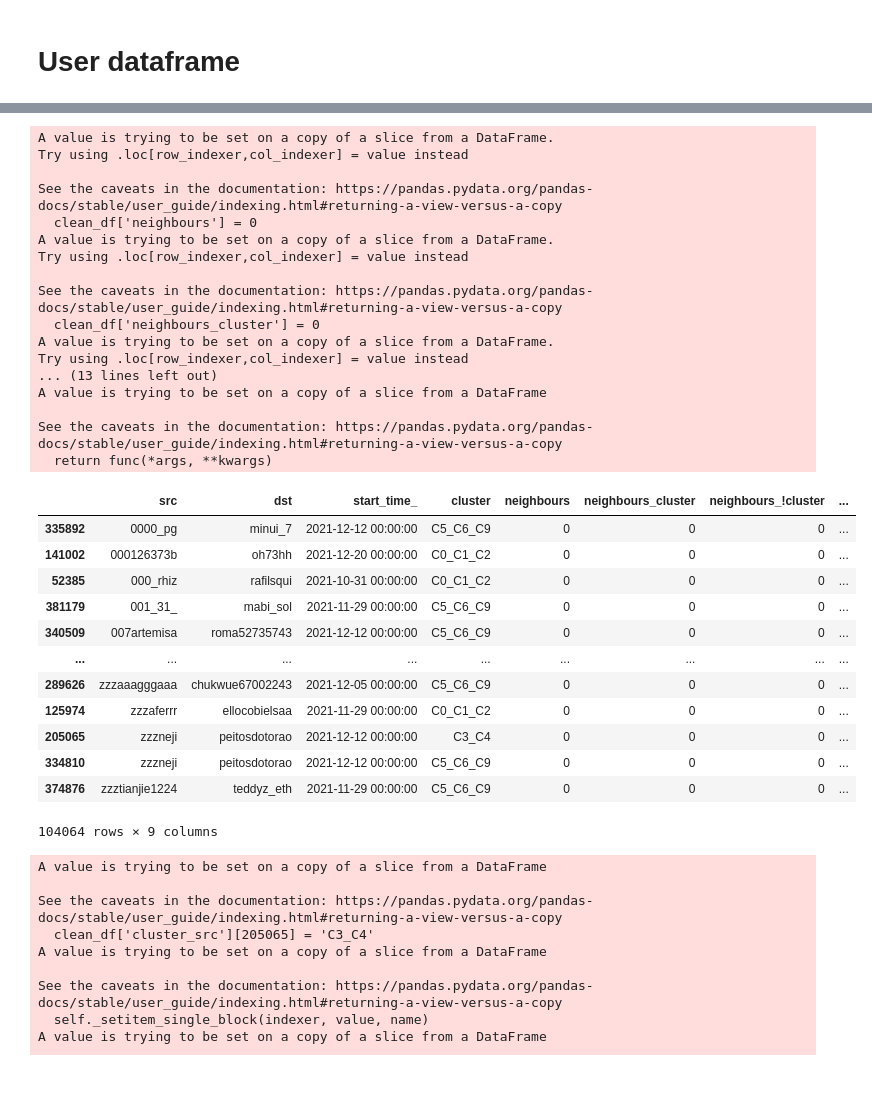
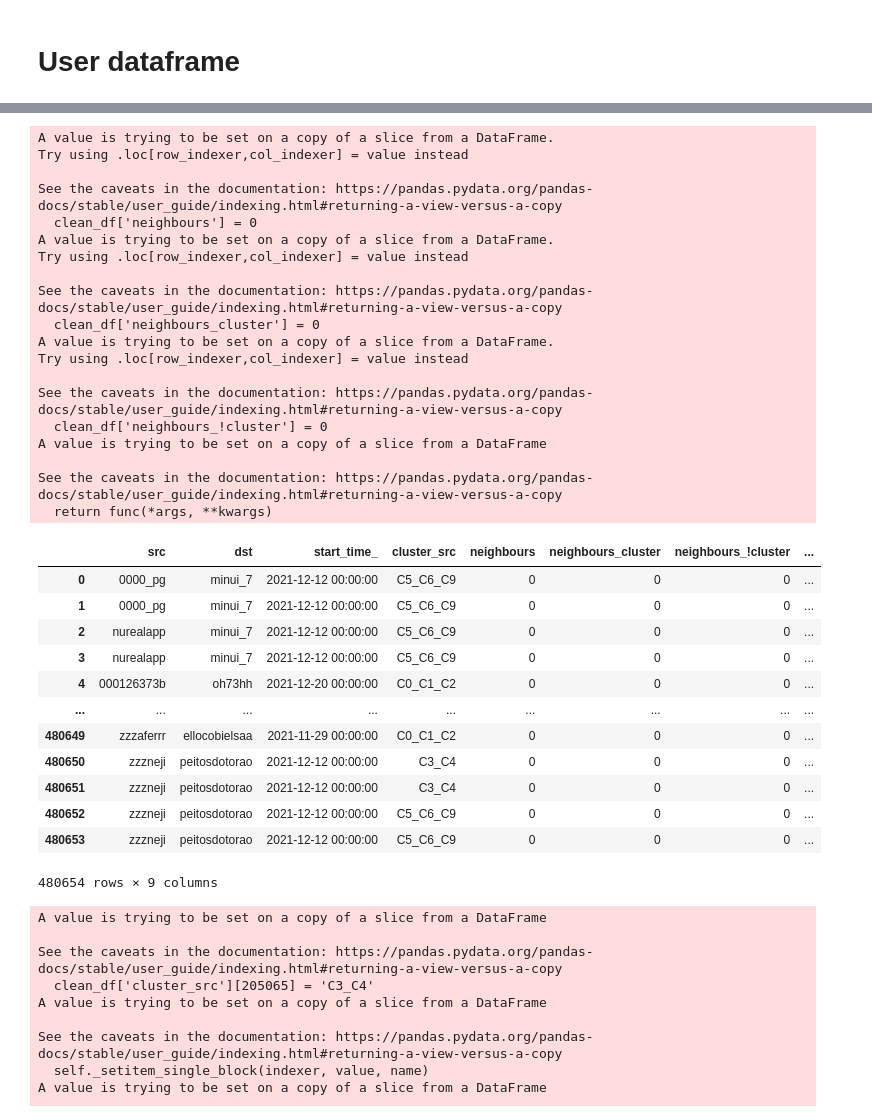
Before and after one commit to christianschwendner/coins_2122, a Jupyter notebook: Griffin_data/adjacency_matrix.ipynb, the cells around one changed output, grey strips where cells are left out. Cells and saved outputs as stored; diff of their text form; code cells hidden in the pictures; blank space fills up the shorter version.

Commit message:
Finalized adj matrix approach --> Needs to be calculated and bug fixed (merge process doubles entries)

```diff
--- a/Griffin_data/adjacency_matrix.ipynb
+++ b/Griffin_data/adjacency_matrix.ipynb
@@ -32,0 +32,11 @@ del clean_df
+# %%
+user_dst = df['dst']
+user_src = df['src']
+
+
+user_df = pd.concat([user_dst, user_src], axis=0)
+user_df.drop_duplicates(inplace=True)
+user_df = user_df.to_frame(name='id')
+user_df = user_df.merge(df[['src', 'cluster']], left_on='id', right_on='src')
+user_df.rename(columns={'cluster':'cluster_dst'}, inplace=True)
+user_df
@@ -33,45 +57,47 @@ del clean_df
 # %%
 clean_df = df[['src', 'dst', 'start_time_', 'cluster']]
 clean_df['neighbours'] = 0
 clean_df['neighbours_cluster'] = 0
 clean_df['neighbours_!cluster'] = 0
-clean_df['cluster_src'] = 0
-
-clean_df['cluster_equal'] = clean_df['cluster'].eq(clean_df['cluster_src'])
 
 clean_df.sort_values(['src', 'start_time_'], inplace=True)
+clean_df = clean_df.merge(user_df[['id', 'cluster_dst']], left_on='dst', right_on='id').drop('id', axis=1)
+clean_df.rename(columns={'cluster':'cluster_src'}, inplace=True)
+clean_df['cluster_equal'] = clean_df['cluster_src'].eq(clean_df['cluster_dst'])
 clean_df
 # %% [output]
 A value is trying to be set on a copy of a slice from a DataFrame.
 Try using .loc[row_indexer,col_indexer] = value instead
 
 See the caveats in the documentation: https://pandas.pydata.org/pandas-docs/stable/user_guide/indexing.html#returning-a-view-versus-a-copy
   clean_df['neighbours'] = 0
 A value is trying to be set on a copy of a slice from a DataFrame.
 Try using .loc[row_indexer,col_indexer] = value instead
 
 See the caveats in the documentation: https://pandas.pydata.org/pandas-docs/stable/user_guide/indexing.html#returning-a-view-versus-a-copy
   clean_df['neighbours_cluster'] = 0
 A value is trying to be set on a copy of a slice from a DataFrame.
 Try using .loc[row_indexer,col_indexer] = value instead
-... (13 lines left out)
+
+See the caveats in the documentation: https://pandas.pydata.org/pandas-docs/stable/user_guide/indexing.html#returning-a-view-versus-a-copy
+  clean_df['neighbours_!cluster'] = 0
 A value is trying to be set on a copy of a slice from a DataFrame
 
 See the caveats in the documentation: https://pandas.pydata.org/pandas-docs/stable/user_guide/indexing.html#returning-a-view-versus-a-copy
   return func(*args, **kwargs)
-|  | src | dst | start_time_ | cluster | neighbours | neighbours_cluster | neighbours_!cluster | ... |
-| 335892 | 0000_pg | minui_7 | 2021-12-12 00:00:00 | C5_C6_C9 | 0 | 0 | 0 | ... |
-| 141002 | 000126373b | oh73hh | 2021-12-20 00:00:00 | C0_C1_C2 | 0 | 0 | 0 | ... |
-| 52385 | 000_rhiz | rafilsqui | 2021-10-31 00:00:00 | C0_C1_C2 | 0 | 0 | 0 | ... |
-| 381179 | 001_31_ | mabi_sol | 2021-11-29 00:00:00 | C5_C6_C9 | 0 | 0 | 0 | ... |
-| 340509 | 007artemisa | roma52735743 | 2021-12-12 00:00:00 | C5_C6_C9 | 0 | 0 | 0 | ... |
+|  | src | dst | start_time_ | cluster_src | neighbours | neighbours_cluster | neighbours_!cluster | ... |
+| 0 | 0000_pg | minui_7 | 2021-12-12 00:00:00 | C5_C6_C9 | 0 | 0 | 0 | ... |
+| 1 | 0000_pg | minui_7 | 2021-12-12 00:00:00 | C5_C6_C9 | 0 | 0 | 0 | ... |
+| 2 | nurealapp | minui_7 | 2021-12-12 00:00:00 | C5_C6_C9 | 0 | 0 | 0 | ... |
+| 3 | nurealapp | minui_7 | 2021-12-12 00:00:00 | C5_C6_C9 | 0 | 0 | 0 | ... |
+| 4 | 000126373b | oh73hh | 2021-12-20 00:00:00 | C0_C1_C2 | 0 | 0 | 0 | ... |
 | ... | ... | ... | ... | ... | ... | ... | ... | ... |
-| 289626 | zzzaaagggaaa | chukwue67002243 | 2021-12-05 00:00:00 | C5_C6_C9 | 0 | 0 | 0 | ... |
-| 125974 | zzzaferrr | ellocobielsaa | 2021-11-29 00:00:00 | C0_C1_C2 | 0 | 0 | 0 | ... |
-| 205065 | zzzneji | peitosdotorao | 2021-12-12 00:00:00 | C3_C4 | 0 | 0 | 0 | ... |
-| 334810 | zzzneji | peitosdotorao | 2021-12-12 00:00:00 | C5_C6_C9 | 0 | 0 | 0 | ... |
-| 374876 | zzztianjie1224 | teddyz_eth | 2021-11-29 00:00:00 | C5_C6_C9 | 0 | 0 | 0 | ... |
+| 480649 | zzzaferrr | ellocobielsaa | 2021-11-29 00:00:00 | C0_C1_C2 | 0 | 0 | 0 | ... |
+| 480650 | zzzneji | peitosdotorao | 2021-12-12 00:00:00 | C3_C4 | 0 | 0 | 0 | ... |
+| 480651 | zzzneji | peitosdotorao | 2021-12-12 00:00:00 | C3_C4 | 0 | 0 | 0 | ... |
+| 480652 | zzzneji | peitosdotorao | 2021-12-12 00:00:00 | C5_C6_C9 | 0 | 0 | 0 | ... |
+| 480653 | zzzneji | peitosdotorao | 2021-12-12 00:00:00 | C5_C6_C9 | 0 | 0 | 0 | ... |
-104064 rows × 9 columns
+480654 rows × 9 columns
 # %%
 clean_df['cluster_src'][205065] = 'C3_C4'
 clean_df['cluster_src'][334810] = 'C3_C4'
```
Also changed, not shown: parts of 17 cells of this notebook, 1 other file.
